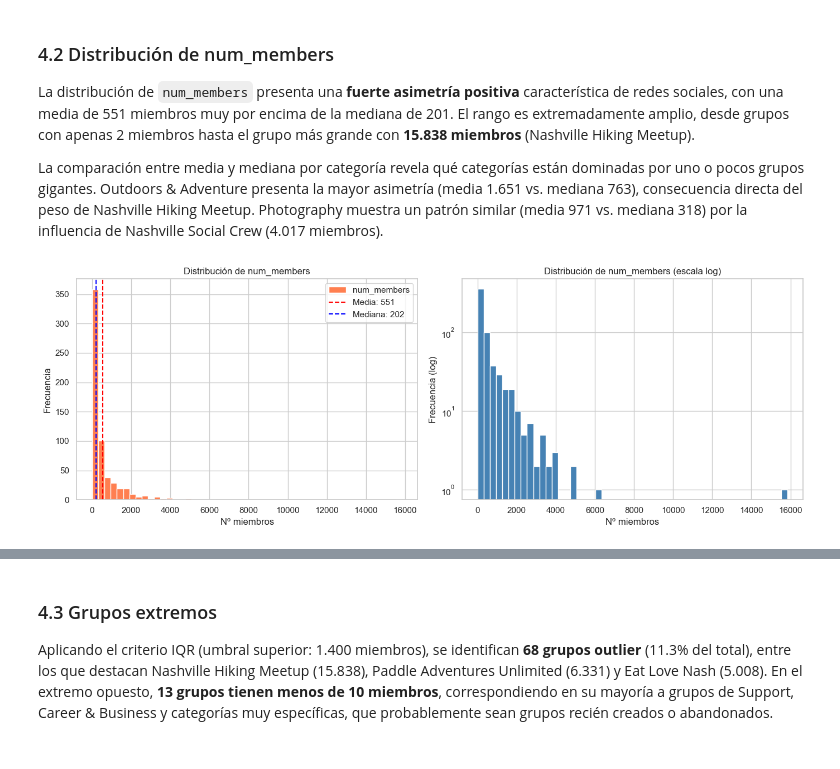
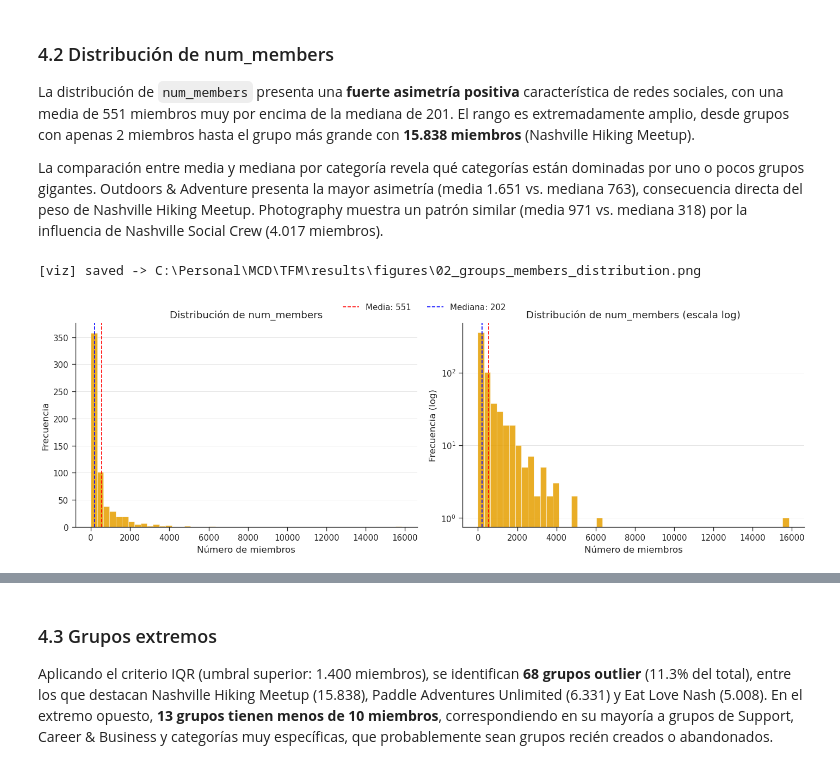
Before and after one commit to rosique3/Graph-Anomaly-Detection, a Jupyter notebook: notebooks/02_eda_metadata.ipynb, the cells around one changed output, grey strips where cells are left out. Cells and saved outputs as stored; diff of their text form; code cells hidden in the pictures.

```diff
--- a/notebooks/02_eda_metadata.ipynb
+++ b/notebooks/02_eda_metadata.ipynb
@@ -9,6 +9,9 @@ Este notebook realiza el análisis exploratorio de los tres ficheros de metadato
 El objetivo es identificar patrones, distribuciones y candidatos a anomalía que orienten tanto el feature engineering como la interpretación de los resultados del GAE.
 # %%
 import os
+import sys
+sys.path.insert(0, '..')
+
 import numpy as np
 import pandas as pd
 import matplotlib.pyplot as plt
@@ -17,8 +20,12 @@ import seaborn as sns
 import geopandas as gpd
 from matplotlib.patches import FancyArrowPatch
 
-sns.set_theme(style="whitegrid")
-plt.rcParams["figure.figsize"] = (12, 5)
+from src.utils.visualization import (
+    apply_theme, polish, save_figure,
+    PALETTE, CAT_COLORS, CMAP_SEQ, CMAP_HEAT, FS, FONT,
+)
+
+apply_theme()
 # %% [markdown]
 ## 1. Carga de datos
 
@@ -634,37 +676,43 @@ La distribución de `num_members` presenta una **fuerte asimetría positiva** ca
 
 La comparación entre media y mediana por categoría revela qué categorías están dominadas por uno o pocos grupos gigantes. Outdoors & Adventure presenta la mayor asimetría (media 1.651 vs. mediana 763), consecuencia directa del peso de Nashville Hiking Meetup. Photography muestra un patrón similar (media 971 vs. mediana 318) por la influencia de Nashville Social Crew (4.017 miembros).
 # %%
-fig, axes = plt.subplots(1, 2, figsize=(14, 5))
+fig, axes = plt.subplots(1, 2, figsize=FS["r1c2"])
 
-# Distribución normal
-meta_groups['num_members'].plot(kind='hist', bins=50, ax=axes[0], color='coral')
-axes[0].set_title('Distribución de num_members')
-axes[0].set_xlabel('Nº miembros')
-axes[0].set_ylabel('Frecuencia')
-axes[0].axvline(meta_groups['num_members'].mean(), color='red', linestyle='--', label=f"Media: {meta_groups['num_members'].mean():.0f}")
-axes[0].axvline(meta_groups['num_members'].median(), color='blue', linestyle='--', label=f"Mediana: {meta_groups['num_members'].median():.0f}")
-axes[0].legend()
+mean_val   = meta_groups['num_members'].mean()
+median_val = meta_groups['num_members'].median()
 
-# Escala log
-meta_groups['num_members'].plot(kind='hist', bins=50, ax=axes[1], color='steelblue', log=True)
-axes[1].set_title('Distribución de num_members (escala log)')
-axes[1].set_xlabel('Nº miembros')
-axes[1].set_ylabel('Frecuencia (log)')
+for ax in axes:
+    ax.hist(meta_groups['num_members'], bins=50, color=PALETTE["G"],
+            alpha=0.85, edgecolor="white", linewidth=0.3,
+            log=(ax == axes[1]))
+    ax.axvline(mean_val,   color="red",  linestyle="--", linewidth=1.0)
+    ax.axvline(median_val, color="blue", linestyle="--", linewidth=1.0)
+
+axes[0].set_title("Distribución de num_members")
+axes[0].set_xlabel("Número de miembros")
+axes[0].set_ylabel("Frecuencia")
+polish(axes[0])
+
+axes[1].set_title("Distribución de num_members (escala log)")
+axes[1].set_xlabel("Número de miembros")
+axes[1].set_ylabel("Frecuencia (log)")
+axes[1].yaxis.set_major_locator(plt.LogLocator(base=10, numticks=10))
+axes[1].yaxis.set_major_formatter(plt.LogFormatterMathtext(base=10, labelOnlyBase=True))
+axes[1].yaxis.set_minor_locator(plt.NullLocator())
+polish(axes[1])
+
+# Leyenda única centrada entre los dos subplots
+handles = [
+    plt.Line2D([0], [0], color="red",  linestyle="--", linewidth=1.0, label=f"Media: {mean_val:.0f}"),
+    plt.Line2D([0], [0], color="blue", linestyle="--", linewidth=1.0, label=f"Mediana: {median_val:.0f}"),
+]
+fig.legend(handles=handles, loc="upper center", ncol=2,
+           frameon=False, fontsize=FONT["legend"],
+           bbox_to_anchor=(0.5, 1.02))
 
 plt.tight_layout()
+save_figure(fig, "02_groups_members_distribution.png")
 plt.show()
-
-# Outliers por IQR
-Q1 = meta_groups['num_members'].quantile(0.25)
-Q3 = meta_groups['num_members'].quantile(0.75)
-IQR = Q3 - Q1
-upper = Q3 + 1.5 * IQR
-lower = Q1 - 1.5 * IQR
-
-outliers = meta_groups[(meta_groups['num_members'] > upper) | (meta_groups['num_members'] < lower)]
-print(f"Umbral superior IQR: {upper:.0f}")
-print(f"Umbral inferior IQR: {lower:.0f}")
-print(f"Grupos outlier por num_members: {len(outliers)}")
-print(outliers[['group_name', 'category_name', 'num_members']].sort_values('num_members', ascending=False))
 # %% [output]
+[viz] saved -> C:\Personal\MCD\TFM\results\figures\02_groups_members_distribution.png
-[figure, old version]
+[figure, new version]
```
Also changed, not shown: parts of 15 cells of this notebook, 28 other files.
